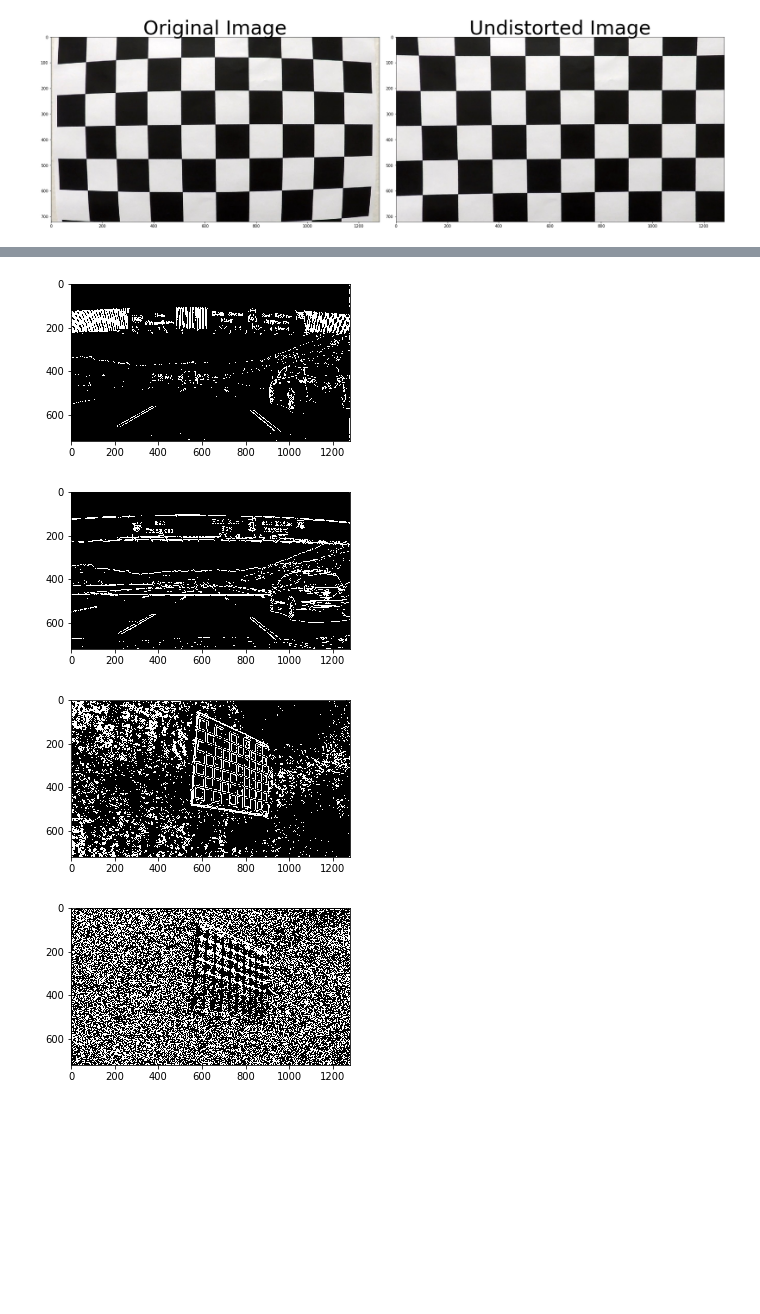
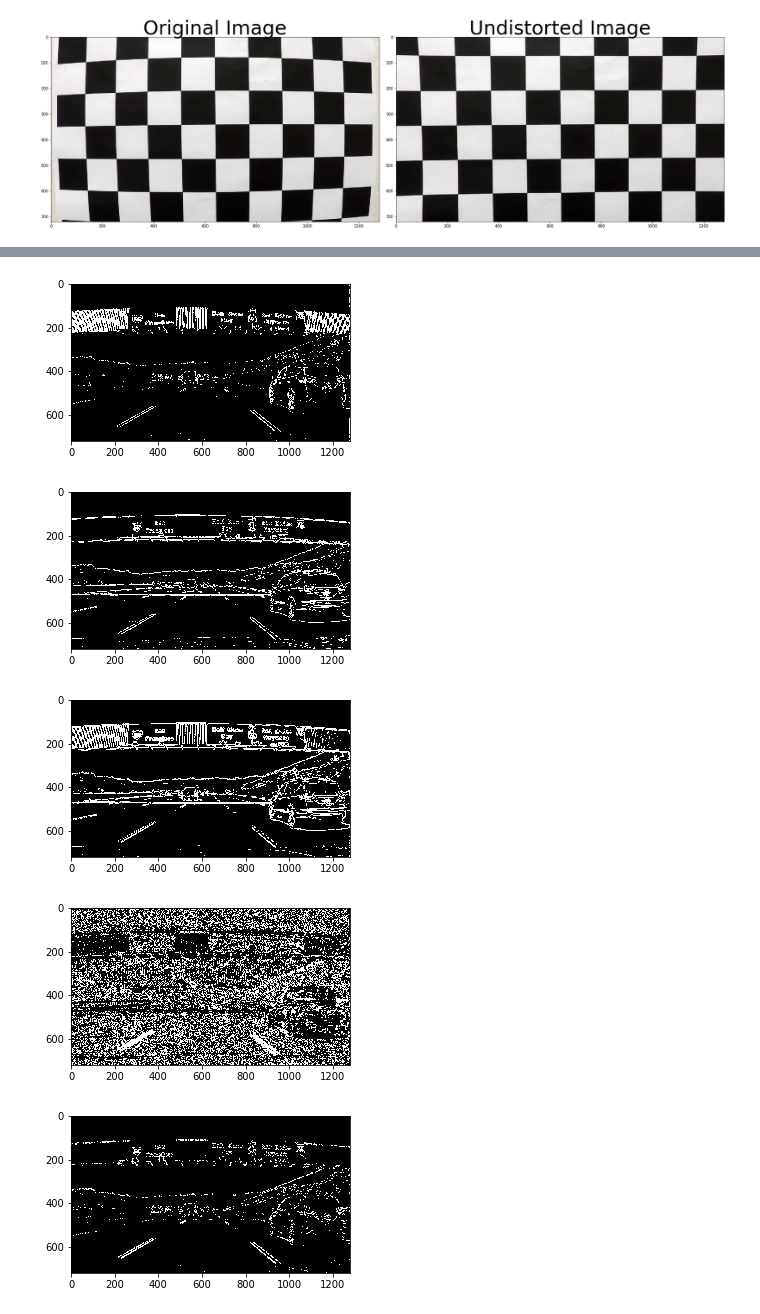
Before and after one commit to chmod600/carnd1-project4, a Jupyter notebook: pipeline.ipynb, the cells around one changed output, grey strips where cells are left out. Drawn from its saved outputs; the diff is of its cells as text; code cells hidden in the pictures; blank space fills up the shorter version.

Commit message:
Checkpoint. Combined thresholds

```diff
--- a/pipeline.ipynb
+++ b/pipeline.ipynb
@@ -114,7 +114,7 @@ def abs_sobel_thresh(img, orient = 'x', sobel_kernel = 3, thresh = (0, 255)):
 
 def mag_thresh(image, sobel_kernel = 3, mag_thresh = (0, 255)):
     # Convert to grayscale
-    gray = cv2.cvtColor(img, cv2.COLOR_RGB2GRAY)
+    gray = cv2.cvtColor(image, cv2.COLOR_RGB2GRAY)
     # Take both Sobel x and y gradients
     sobelx = cv2.Sobel(gray, cv2.CV_64F, 1, 0, ksize=sobel_kernel)
     sobely = cv2.Sobel(gray, cv2.CV_64F, 0, 1, ksize=sobel_kernel)
@@ -132,36 +132,42 @@ def mag_thresh(image, sobel_kernel = 3, mag_thresh = (0, 255)):
 
 def dir_threshold(image, sobel_kernel = 3, thresh = (0, 255)):
     # Grayscale
-    gray = cv2.cvtColor(img, cv2.COLOR_RGB2GRAY)
+    gray = cv2.cvtColor(image, cv2.COLOR_RGB2GRAY)
     # Calculate the x and y gradients
     sobelx = cv2.Sobel(gray, cv2.CV_64F, 1, 0, ksize=sobel_kernel)
     sobely = cv2.Sobel(gray, cv2.CV_64F, 0, 1, ksize=sobel_kernel)
     # Take the absolute value of the gradient direction,
     # apply a threshold, and create a binary image result
     absgraddir = np.arctan2(np.absolute(sobely), np.absolute(sobelx))
     binary_output =  np.zeros_like(absgraddir)
     binary_output[(absgraddir >= thresh[0]) & (absgraddir <= thresh[1])] = 1
 
     # Return the binary image
     return binary_output
 
-ksize = 3
+ksize = 7
 thres_test1 = "/Users/Akshay/projects/carnd/CarND-Advanced-Lane-Lines/test_images/signs_vehicles_xygrad.jpg"
 thres_test1 = mpimg.imread(thres_test1)
 
 gradx = abs_sobel_thresh(thres_test1, orient='x', sobel_kernel=ksize, thresh=(20, 100))
 grady = abs_sobel_thresh(thres_test1, orient='y', sobel_kernel=ksize, thresh=(20, 100))
-mag_binary = mag_thresh(thres_test1, sobel_kernel = 15, mag_thresh=(5, 100))
-dir_binary = dir_threshold(thres_test1, sobel_kernel = 15, thresh=(0.7, 1.3))
+
+mag_binary = mag_thresh(thres_test1, sobel_kernel = ksize, mag_thresh=(25, 100))
+dir_binary = dir_threshold(thres_test1, sobel_kernel = 19, thresh=(0.7, 1.3))
+
+combined = np.zeros_like(dir_binary)
+combined[((gradx == 1) & (grady == 1)) | ((mag_binary == 1) & (dir_binary == 1))] = 1
 
 print_image(thres_test1)
 print_gray_image(gradx)
 print_gray_image(grady)
 print_gray_image(mag_binary)
 print_gray_image(dir_binary)
+print_gray_image(combined)
 # %% [output]
 [figure]
 [figure]
 [figure]
-[figure, old version]
+[figure, new version]
-[figure, old version]
+[figure, new version]
+[figure, added]
```
